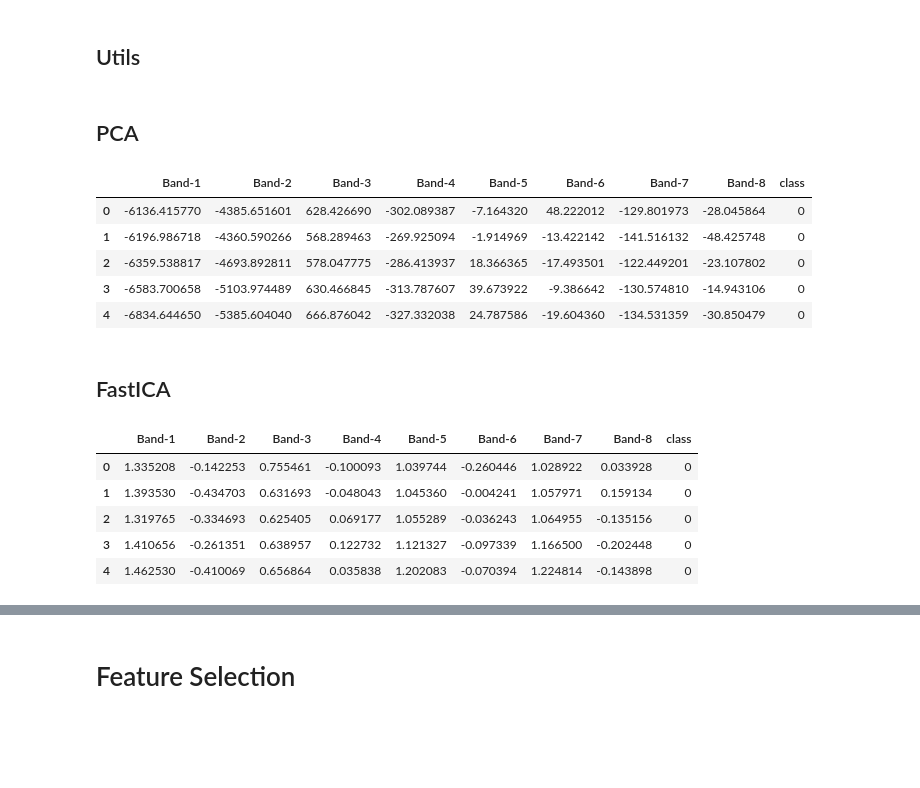
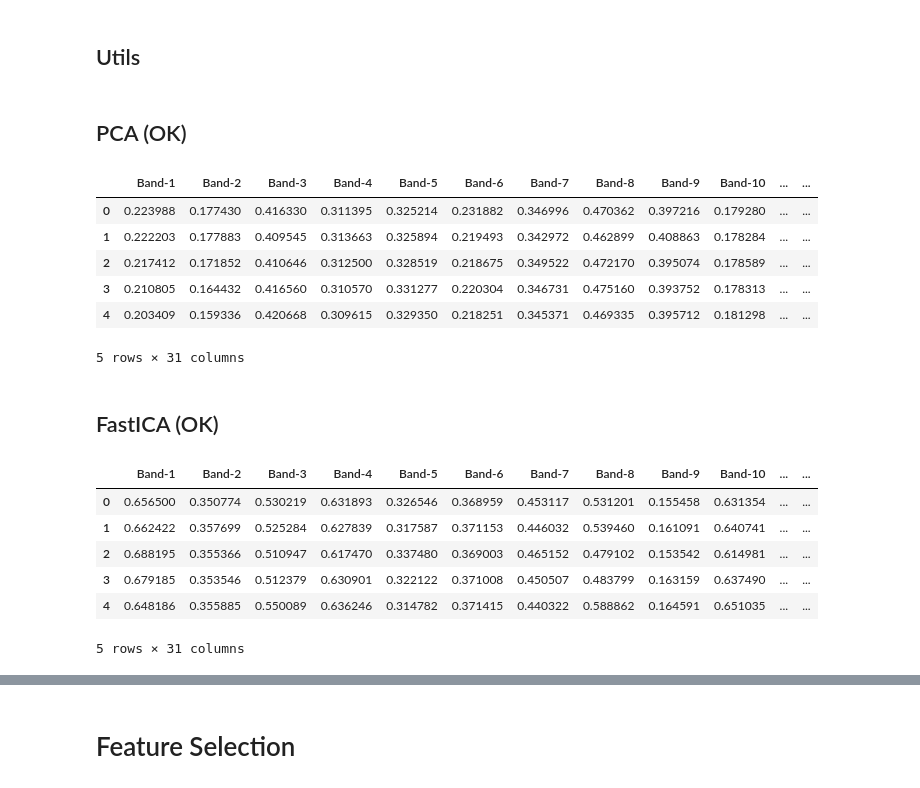
Before and after one commit to LuccaMartins/DS-Lab-1, a Jupyter notebook: Notebooks/dim_reduction.ipynb, the cells around one changed output, grey strips where cells are left out. Cells and saved outputs as stored; diff of their text form; code cells hidden in the pictures; blank space fills up the shorter version.

```diff
--- a/Notebooks/dim_reduction.ipynb
+++ b/Notebooks/dim_reduction.ipynb
@@ -130,7 +180,7 @@ def apply_DR(df, method, n_components):
 # %%
 n_components = 8
 # %% [markdown]
-## PCA
+## PCA (OK)
 # %%
 def save_data(method, dr_df, X, n_components):
     # saving to .mat
@@ -139,28 +189,32 @@ def save_data(method, dr_df, X, n_components):
 # %%
 method='PCA'
 dr_df = apply_DR(df, method=method, n_components=n_components)
-# show_random_bands(dr_df)
-save_data(method, dr_df, data, n_components)
-dr_df.head()
+dr_df_norm = normalize_df(dr_df)
+# show_random_bands(dr_df_norm)
+save_data(method, dr_df_norm, data, n_components)
+dr_df_norm.head()
 # %% [output]
-|  | Band-1 | Band-2 | Band-3 | Band-4 | Band-5 | Band-6 | Band-7 | Band-8 | class |
-| 0 | -6136.415770 | -4385.651601 | 628.426690 | -302.089387 | -7.164320 | 48.222012 | -129.801973 | -28.045864 | 0 |
-| 1 | -6196.986718 | -4360.590266 | 568.289463 | -269.925094 | -1.914969 | -13.422142 | -141.516132 | -48.425748 | 0 |
-| 2 | -6359.538817 | -4693.892811 | 578.047775 | -286.413937 | 18.366365 | -17.493501 | -122.449201 | -23.107802 | 0 |
-| 3 | -6583.700658 | -5103.974489 | 630.466845 | -313.787607 | 39.673922 | -9.386642 | -130.574810 | -14.943106 | 0 |
-| 4 | -6834.644650 | -5385.604040 | 666.876042 | -327.332038 | 24.787586 | -19.604360 | -134.531359 | -30.850479 | 0 |
+|  | Band-1 | Band-2 | Band-3 | Band-4 | Band-5 | Band-6 | Band-7 | Band-8 | Band-9 | Band-10 | ... | ... |
+| 0 | 0.223988 | 0.177430 | 0.416330 | 0.311395 | 0.325214 | 0.231882 | 0.346996 | 0.470362 | 0.397216 | 0.179280 | ... | ... |
+| 1 | 0.222203 | 0.177883 | 0.409545 | 0.313663 | 0.325894 | 0.219493 | 0.342972 | 0.462899 | 0.408863 | 0.178284 | ... | ... |
+| 2 | 0.217412 | 0.171852 | 0.410646 | 0.312500 | 0.328519 | 0.218675 | 0.349522 | 0.472170 | 0.395074 | 0.178589 | ... | ... |
+| 3 | 0.210805 | 0.164432 | 0.416560 | 0.310570 | 0.331277 | 0.220304 | 0.346731 | 0.475160 | 0.393752 | 0.178313 | ... | ... |
+| 4 | 0.203409 | 0.159336 | 0.420668 | 0.309615 | 0.329350 | 0.218251 | 0.345371 | 0.469335 | 0.395712 | 0.181298 | ... | ... |
+5 rows × 31 columns
 # %% [markdown]
-## FastICA
+## FastICA (OK)
 # %%
 method='FastICA'
 dr_df = apply_DR(df, method=method, n_components=n_components)
-# show_random_bands(dr_df)
-save_data(method, dr_df, data, n_components)
-dr_df.head()
+dr_df_norm = normalize_df(dr_df)
+# show_random_bands(dr_df_norm)
+save_data(method, dr_df_norm, data, n_components)
+dr_df_norm.head()
 # %% [output]
-|  | Band-1 | Band-2 | Band-3 | Band-4 | Band-5 | Band-6 | Band-7 | Band-8 | class |
-| 0 | 1.335208 | -0.142253 | 0.755461 | -0.100093 | 1.039744 | -0.260446 | 1.028922 | 0.033928 | 0 |
-| 1 | 1.393530 | -0.434703 | 0.631693 | -0.048043 | 1.045360 | -0.004241 | 1.057971 | 0.159134 | 0 |
-| 2 | 1.319765 | -0.334693 | 0.625405 | 0.069177 | 1.055289 | -0.036243 | 1.064955 | -0.135156 | 0 |
-| 3 | 1.410656 | -0.261351 | 0.638957 | 0.122732 | 1.121327 | -0.097339 | 1.166500 | -0.202448 | 0 |
-| 4 | 1.462530 | -0.410069 | 0.656864 | 0.035838 | 1.202083 | -0.070394 | 1.224814 | -0.143898 | 0 |
+|  | Band-1 | Band-2 | Band-3 | Band-4 | Band-5 | Band-6 | Band-7 | Band-8 | Band-9 | Band-10 | ... | ... |
+| 0 | 0.656500 | 0.350774 | 0.530219 | 0.631893 | 0.326546 | 0.368959 | 0.453117 | 0.531201 | 0.155458 | 0.631354 | ... | ... |
+| 1 | 0.662422 | 0.357699 | 0.525284 | 0.627839 | 0.317587 | 0.371153 | 0.446032 | 0.539460 | 0.161091 | 0.640741 | ... | ... |
+| 2 | 0.688195 | 0.355366 | 0.510947 | 0.617470 | 0.337480 | 0.369003 | 0.465152 | 0.479102 | 0.153542 | 0.614981 | ... | ... |
+| 3 | 0.679185 | 0.353546 | 0.512379 | 0.630901 | 0.322122 | 0.371008 | 0.450507 | 0.483799 | 0.163159 | 0.637490 | ... | ... |
+| 4 | 0.648186 | 0.355885 | 0.550089 | 0.636246 | 0.314782 | 0.371415 | 0.440322 | 0.588862 | 0.164591 | 0.651035 | ... | ... |
+5 rows × 31 columns
```
Also changed, not shown: parts of 20 cells of this notebook, 21 other files.
